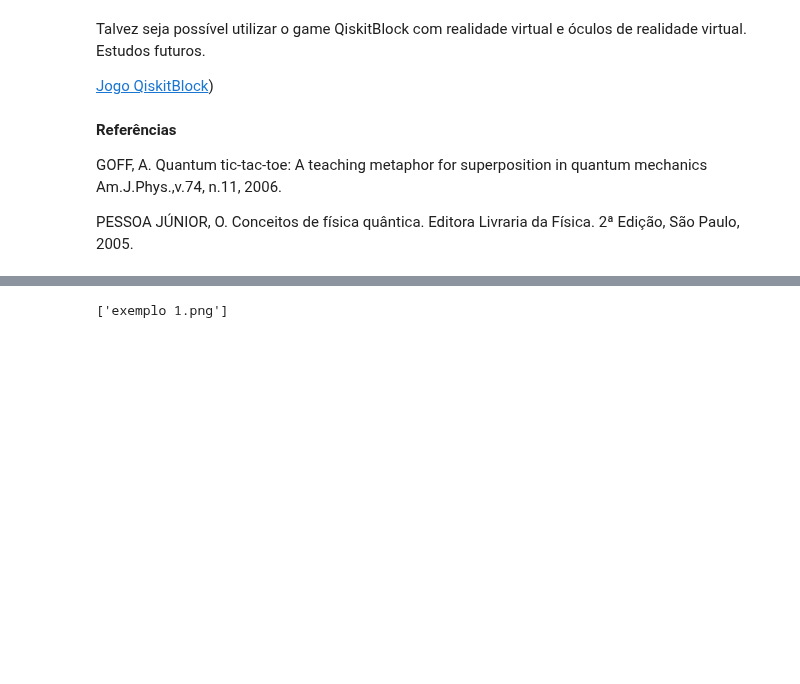
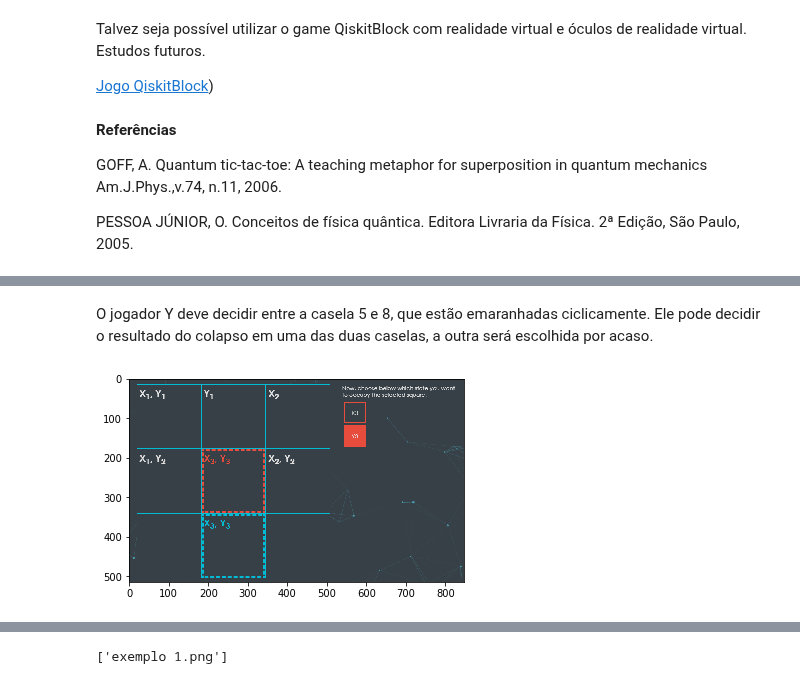
Before and after one commit to adjs/comp-quantica, a Jupyter notebook: Quantica.ipynb, the cells around one changed output, grey strips where cells are left out. Saved outputs shown, nothing was run; the diff lists cells and outputs as text; code cells hidden in the pictures; blank space fills up the shorter version.

```diff
--- a/Quantica.ipynb
+++ b/Quantica.ipynb
@@ -171,0 +180,6 @@ PESSOA JÚNIOR, O. Conceitos de física quântica. Editora Livraria da Física.
+# %% [markdown]
+O jogador Y deve decidir entre a casela 5 e 8, que estão emaranhadas ciclicamente. Ele pode decidir o resultado do colapso em uma das duas caselas, a outra será escolhida por  acaso.
+# %%
+imgplot = plt.imshow(img6)
+# %% [output]
+[figure, added]
```
Also changed, not shown: parts of 29 cells of this notebook.
